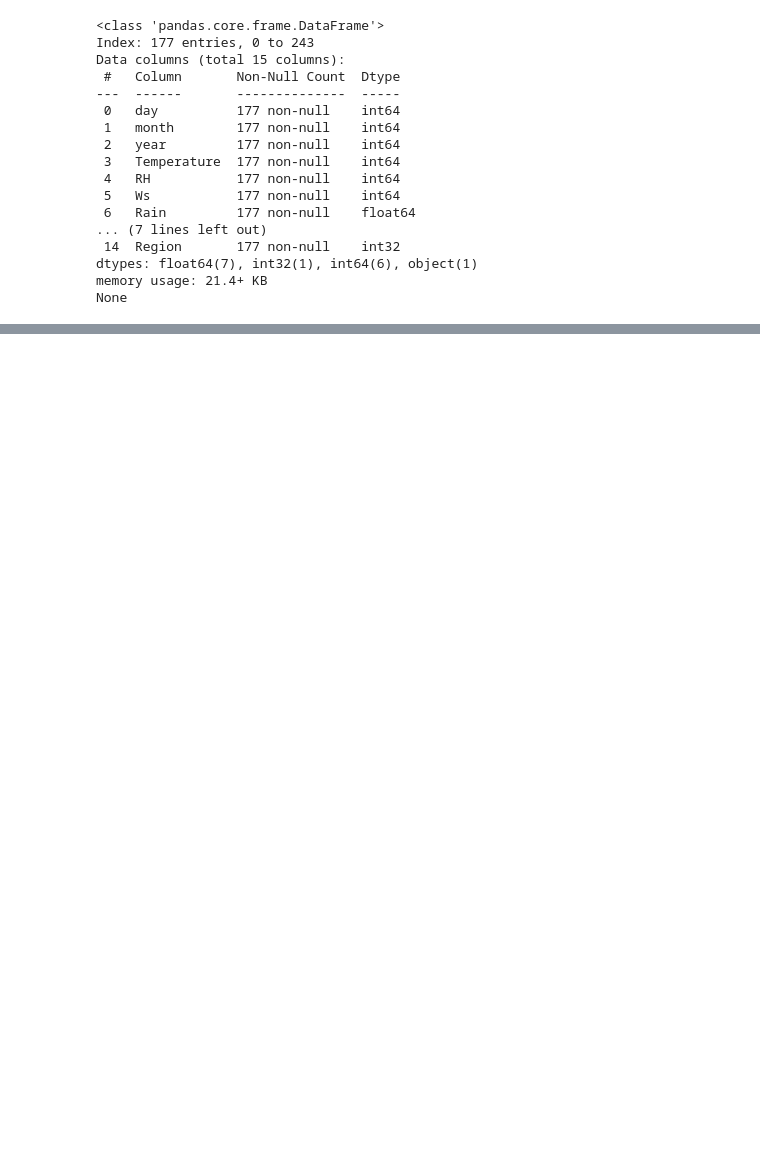
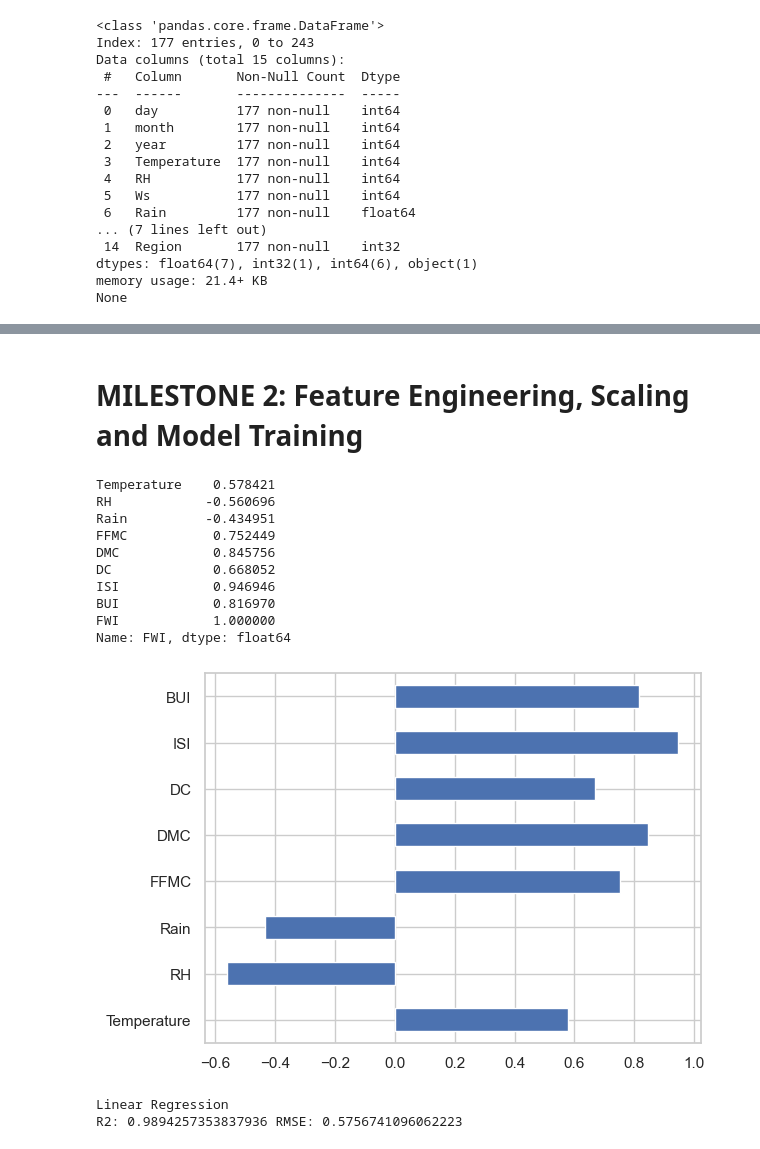
Before and after one commit to Aspire-Infolabs/FWI_Prediction_Batch8, a Jupyter notebook: FWI_Prediction_Modules.ipynb, the cells around one changed output, grey strips where cells are left out. Cells and saved outputs as stored; diff of their text form; code cells hidden in the pictures; blank space fills up the shorter version.

```diff
--- a/FWI_Prediction_Modules.ipynb
+++ b/FWI_Prediction_Modules.ipynb
@@ -275 +283,30 @@ None
 df.to_csv("FWI_Cleaned_Dataset.csv", index=False)
+# %% [markdown]
+# MILESTONE 2: Feature Engineering, Scaling and Model Training
+# %%
+#Feature Selection using Correlation
+import pandas as pd
+import matplotlib.pyplot as plt
+
+df = pd.read_csv("FWI_Cleaned_Dataset.csv")
+
+corr = df.corr()['FWI']
+
+selected = corr[abs(corr) >= 0.3]
+
+print(selected)
+
+selected.drop('FWI').plot(kind='barh')
+plt.show()
+# %% [output]
+Temperature    0.578421
+RH            -0.560696
+Rain          -0.434951
+FFMC           0.752449
+DMC            0.845756
+DC             0.668052
+ISI            0.946946
+BUI            0.816970
+FWI            1.000000
+Name: FWI, dtype: float64
+[figure, added]
@@ -275,0 +368,16 @@ df.to_csv("FWI_Cleaned_Dataset.csv", index=False)
+# %%
+#Step 22: a) Linaer Regression Model
+linear = LinearRegression()
+linear.fit(X_train, y_train)
+
+y_pred_linear = linear.predict(X_test)
+r2, rmse = evaluate_model(y_test, y_pred_linear)
+
+print("Linear Regression")
+print("R2:", r2, "RMSE:", rmse)
+
+with open("linear.pkl", "wb") as f:
+    pickle.dump(linear, f)
+# %% [output]
+Linear Regression
+R2: 0.9894257353837936 RMSE: 0.5756741096062223
```
Also changed, not shown: parts of 20 cells of this notebook, 6 other files.
